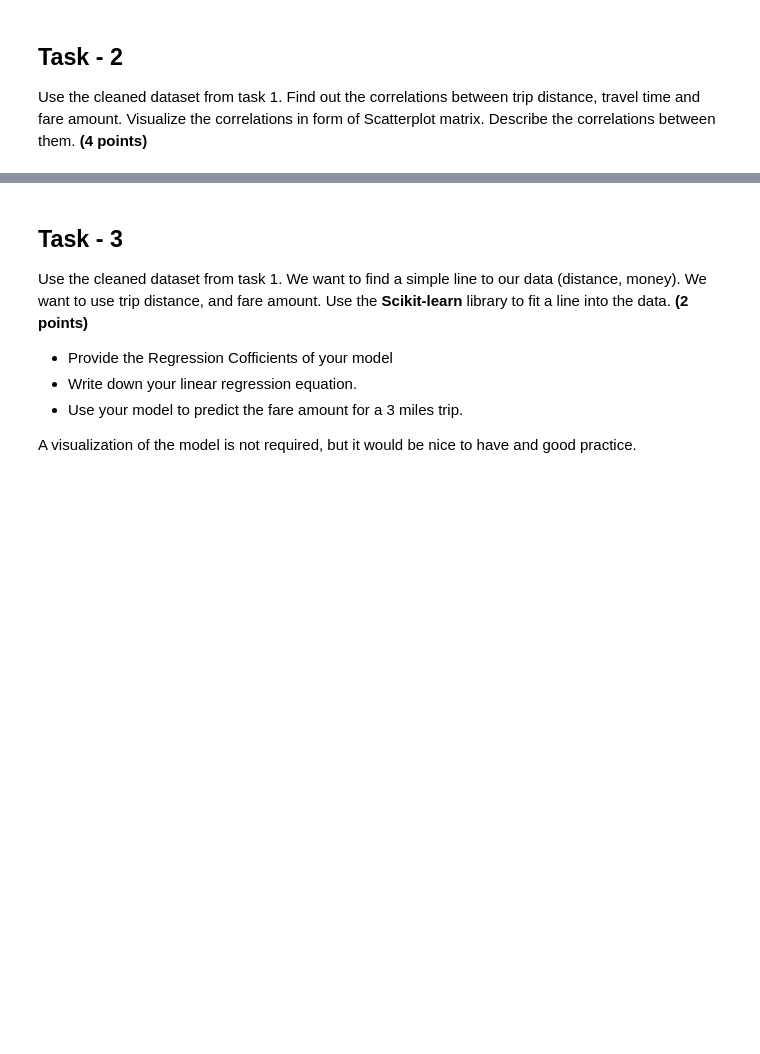
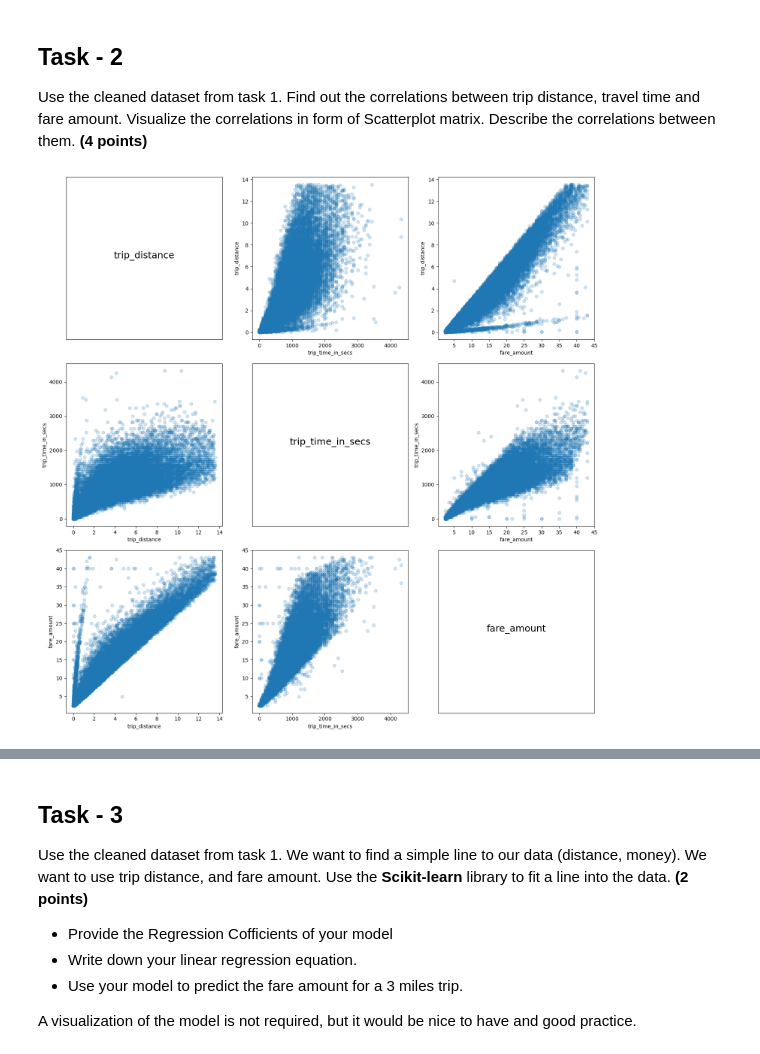
Before and after one commit to tylersmed/data-analytics, a Jupyter notebook: hw/hw4/329e_HW4.ipynb, the cells around one changed output, grey strips where cells are left out. Saved outputs shown, nothing was run; the diff lists cells and outputs as text; code cells hidden in the pictures; blank space fills up the shorter version.

```diff
--- a/hw/hw4/329e_HW4.ipynb
+++ b/hw/hw4/329e_HW4.ipynb
@@ -103,8 +112,3 @@ Perform the following cleanup tasks:
 4. Your own task (please describe your task in a comment/cell).
 
 **(4 points)**
-# %%
-col_names = ['medallion', 'hack_license', 'pickup_datetime', 'dropoff_datetime', 'trip_time_in_secs', 'trip_distance', 'pickup_longitude', 'pickup_latitude', 'dropoff_longitude',
-             'dropoff_latitude', 'payment_type', 'fare_amount', 'surcharge', 'mta_tax', 'tip_amount', 'tolls_amount', 'total_amount']
-df = pd.read_csv('nyc-taxi-data.csv.bz2', names=col_names, header=None)
-df.shape
@@ -123,3 +115,17 @@ cln_df1.shape
+# %%
+# Convert pickup and dropoff datetime from object to datetime
+df['pickup_datetime'] = pd.to_datetime(df['pickup_datetime'])
+df['dropoff_datetime'] = pd.to_datetime(df['dropoff_datetime'])
+
+# Remove trips with zero distance or zero fare amount
+df = df[(df['trip_distance'] > 0) & (df['fare_amount'] > 0)]
+
+# Remove outliers based on quantiles for fare amount and trip distance
+fare_amount_q99 = df['fare_amount'].quantile(0.99)
+trip_distance_q99 = df['trip_distance'].quantile(0.99)
+df = df[(df['fare_amount'] <= fare_amount_q99) & (df['trip_distance'] <= trip_distance_q99)]
+
+# Data is now cleaned and ready for further analysis
 # %% [markdown]
 ## Task - 2
 Use the cleaned dataset from task 1.
@@ -129,0 +134,25 @@ Describe the correlations between them. **(4 points)**
+# %%
+# Calculate correlations
+correlations = df[['trip_distance', 'trip_time_in_secs', 'fare_amount']].corr()
+
+# Visualize the correlations in a Scatterplot matrix using Matplotlib
+fig, ax = plt.subplots(3, 3, figsize=(15, 15))
+
+# Names of the variables
+variables = ['trip_distance', 'trip_time_in_secs', 'fare_amount']
+
+for i in range(3):
+    for j in range(3):
+        if i == j:
+            ax[i, j].text(0.5, 0.5, variables[i], fontsize=18, ha='center')
+            ax[i, j].set_xticks([])
+            ax[i, j].set_yticks([])
+        else:
+            ax[i, j].scatter(df[variables[j]], df[variables[i]], alpha=0.2)
+            ax[i, j].set_xlabel(variables[j])
+            ax[i, j].set_ylabel(variables[i])
+
+plt.tight_layout()
+plt.show()
+# %% [output]
+[figure, added]
```
Also changed, not shown: parts of 17 cells of this notebook.
